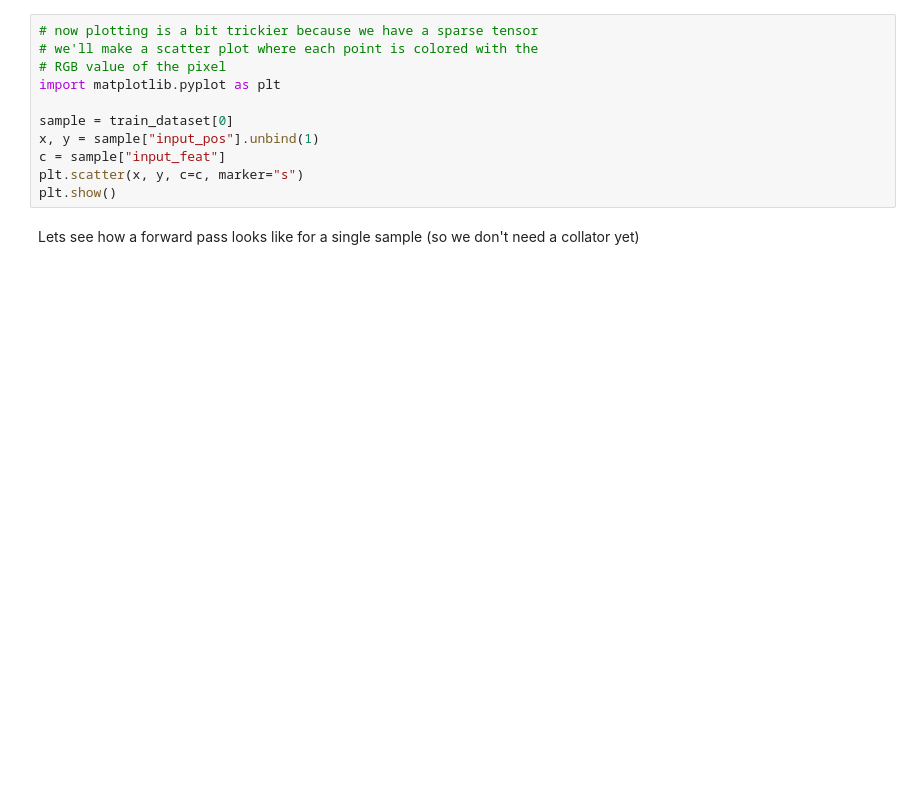
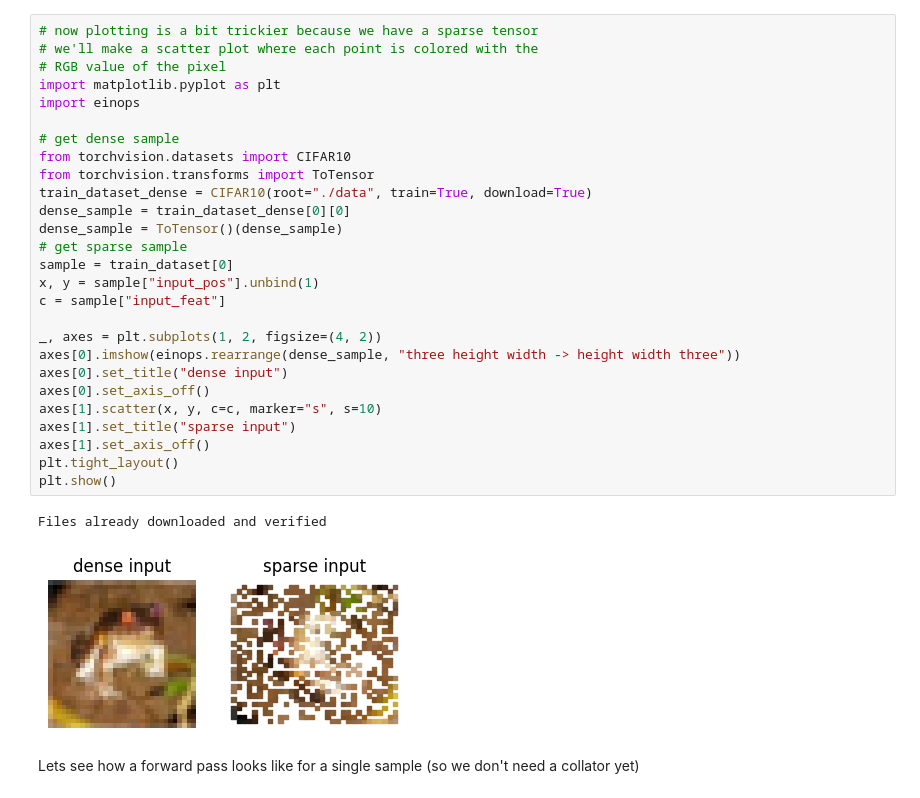
Before and after one commit to BenediktAlkin/upt-minimal, a Jupyter notebook: 4_pointcloud_classification.ipynb, the cells around one changed output. Cells and saved outputs as stored; diff of their text form; blank space fills up the shorter version.

```diff
--- a/4_pointcloud_classification.ipynb
+++ b/4_pointcloud_classification.ipynb
@@ -56,14 +61,33 @@ train_dataset = SparseCIFAR10ClassifierDataset(
 # %%
 # now plotting is a bit trickier because we have a sparse tensor
 # we'll make a scatter plot where each point is colored with the
 # RGB value of the pixel
 import matplotlib.pyplot as plt
+import einops
 
+# get dense sample
+from torchvision.datasets import CIFAR10
+from torchvision.transforms import ToTensor
+train_dataset_dense = CIFAR10(root="./data", train=True, download=True)
+dense_sample = train_dataset_dense[0][0]
+dense_sample = ToTensor()(dense_sample)
+# get sparse sample
 sample = train_dataset[0]
 x, y = sample["input_pos"].unbind(1)
 c = sample["input_feat"]
-plt.scatter(x, y, c=c, marker="s")
+
+_, axes = plt.subplots(1, 2, figsize=(4, 2))
+axes[0].imshow(einops.rearrange(dense_sample, "three height width -> height width three"))
+axes[0].set_title("dense input")
+axes[0].set_axis_off()
+axes[1].scatter(x, y, c=c, marker="s", s=10)
+axes[1].set_title("sparse input")
+axes[1].set_axis_off()
+plt.tight_layout()
 plt.show()
+# %% [output]
+Files already downloaded and verified
+[figure, added]
 # %% [markdown]
 Lets see how a forward pass looks like for a single sample (so we don't need a collator yet)
 # %%
```
Also changed, not shown: parts of 7 cells of this notebook.
